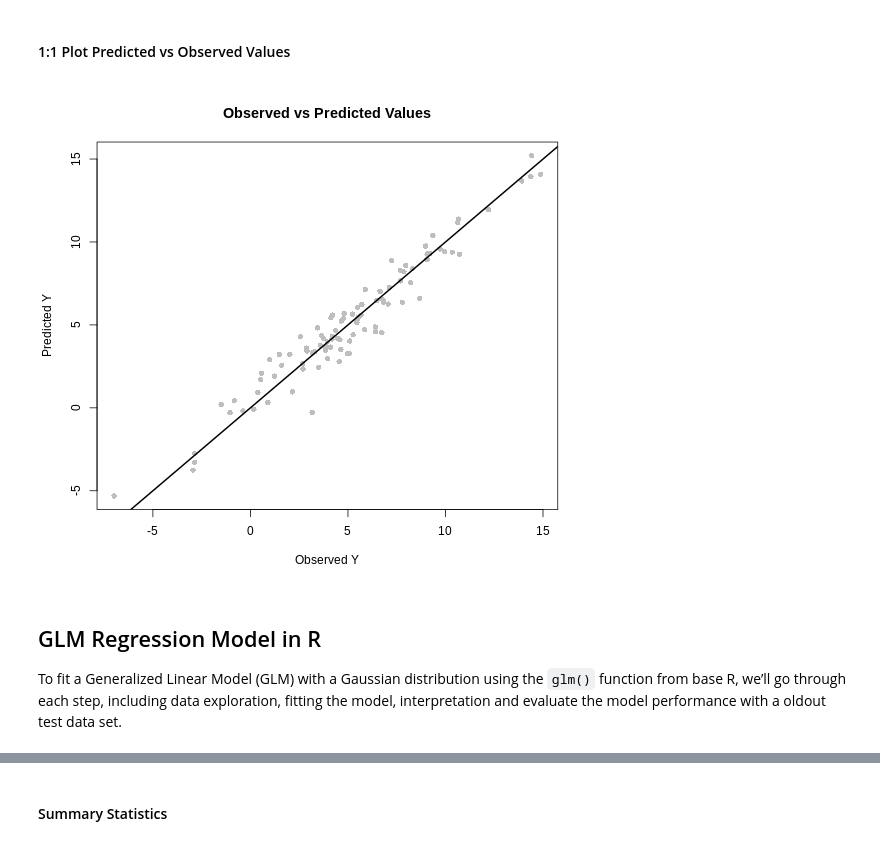
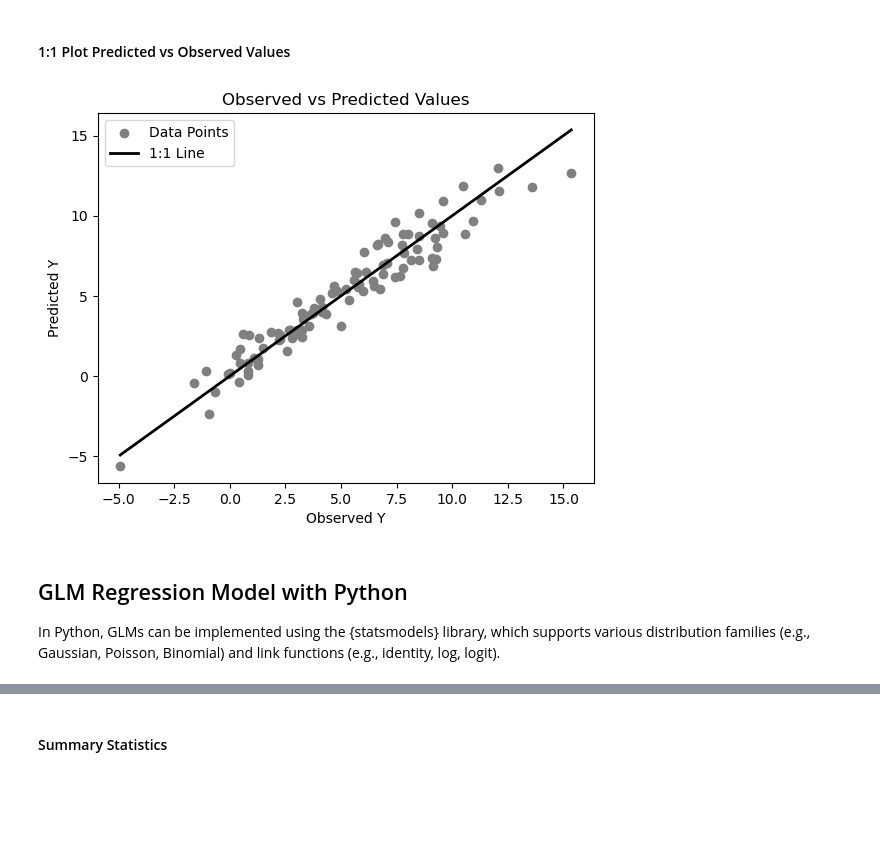
Before and after one commit to zia207/python-colab, a Jupyter notebook: NoteBook/Advance_Regression/01_Generalized_Linear_Models/02-01-01-glm-regression-python.ipynb, the cells around one changed output, grey strips where cells are left out. Drawn from its saved outputs; the diff is of its cells as text; code cells hidden in the pictures; blank space fills up the shorter version.

```diff
--- a/NoteBook/Advance_Regression/01_Generalized_Linear_Models/02-01-01-glm-regression-python.ipynb
+++ b/NoteBook/Advance_Regression/01_Generalized_Linear_Models/02-01-01-glm-regression-python.ipynb
@@ -108,8 +108,7 @@ $$ X =
 
 where the first column is all ones for the intercept, and the remaining columns are values of the covariates ( \$X_1, X_2, X_3, X_4 \$) for each observation.
 # %%
-%%R
 # Step 2: Define Design Matrix X with Intercept
-X <- cbind(1, X1, X2, X3, X4)
-head(X)
+X = np.column_stack((np.ones(n), X1, X2, X3, X4))
+print("Design Matrix (first 5 rows):\n", X[:5])
 # %% [output]
@@ -136,11 +134,10 @@ $$\hat{\beta} = (X^T X)^{-1} X^T Y$$
 
 **Solve for** $\hat{\beta}$: Multiply the results from step 2 with step 3 to obtain the estimated coefficients.
 # %%
-%%R
 # Step 3: Estimate Coefficients Using Normal Equation
-XtX <- t(X) %*% X
-XtX_inv <- solve(XtX)
-XtY <- t(X) %*% Y
-beta_hat <- XtX_inv %*% XtY
-beta_hat
+XtX = X.T @ X
+XtX_inv = np.linalg.inv(XtX)
+XtY = X.T @ Y
+beta_hat = XtX_inv @ XtY
+print("Estimated Coefficients:\n", beta_hat)
 # %% [output]
@@ -161,9 +154,8 @@ $$ \hat{Y} = X \hat{\beta}$$
 
 $$ \text{residuals} = Y - \hat{Y} $$
 # %%
-%%R
 # Step 4: Calculate Fitted Values and Residuals
-Y_hat <- X %*% beta_hat
-residuals <- Y - Y_hat
-head(residuals)
+Y_hat = X @ beta_hat
+residuals = Y - Y_hat
+print("Residuals (first 5):\n", residuals[:5])
 # %% [output]
@@ -402,16 +363,20 @@ Average K-Fold Cross-Validation MSE: 1.120817
 # %% [markdown]
 #### 1:1 Plot Predicted vs Observed Values
-# %%
-%%R -h 500 -w 550 -u px
-# Plot Observed vs Predicted Values
-plot(Y, Y_hat, main = "Observed vs Predicted Values",
-     xlab = "Observed Y",
-     ylab = "Predicted Y", pch = 16, col = "grey")
-abline(0, 1, col = "black", lwd = 2)  # Add a 1:1 line for reference
-# %% [output]
-[figure, removed]
-# %% [markdown]
-## GLM Regression Model in R
-
-To fit a Generalized Linear Model (GLM) with a Gaussian distribution using the `glm()` function from base R, we’ll go through each step, including data exploration, fitting the model,  interpretation and evaluate the model performance with a oldout test data set.
+# %%
+import matplotlib.pyplot as plt
+
+# Plot Observed vs Predicted Values
+plt.scatter(Y, Y_hat, c='grey', marker='o', label='Data Points')
+plt.plot([Y.min(), Y.max()], [Y.min(), Y.max()], 'k-', lw=2, label='1:1 Line')
+plt.xlabel('Observed Y')
+plt.ylabel('Predicted Y')
+plt.title('Observed vs Predicted Values')
+plt.legend()
+plt.show()
+# %% [output]
+[figure, added]
+# %% [markdown]
+## GLM Regression Model  with Python
+
+In Python, GLMs can be implemented using the {statsmodels} library, which supports various distribution families (e.g., Gaussian, Poisson, Binomial) and link functions (e.g., identity, log, logit).
 # %% [markdown]
```
Also changed, not shown: parts of 131 cells of this notebook.
